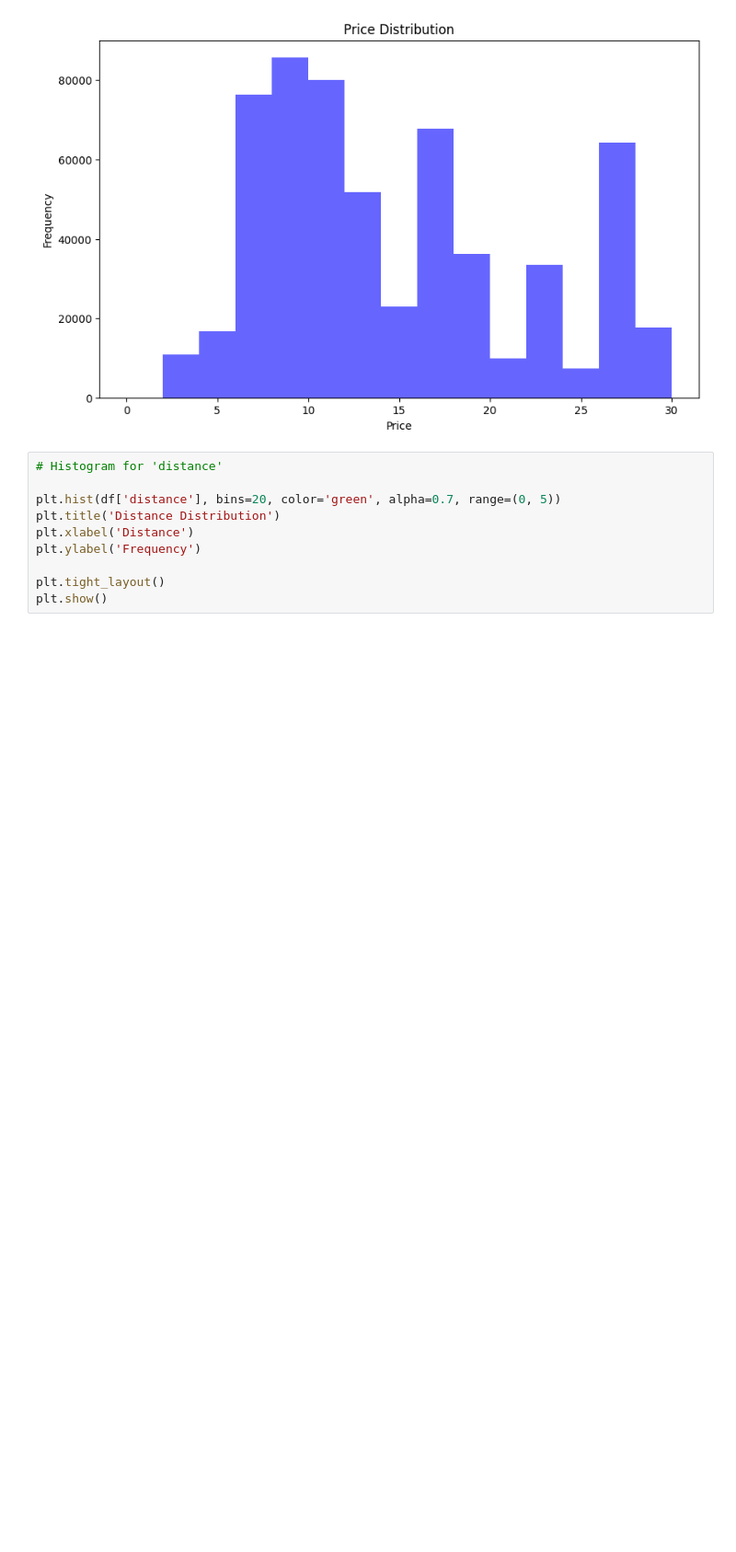
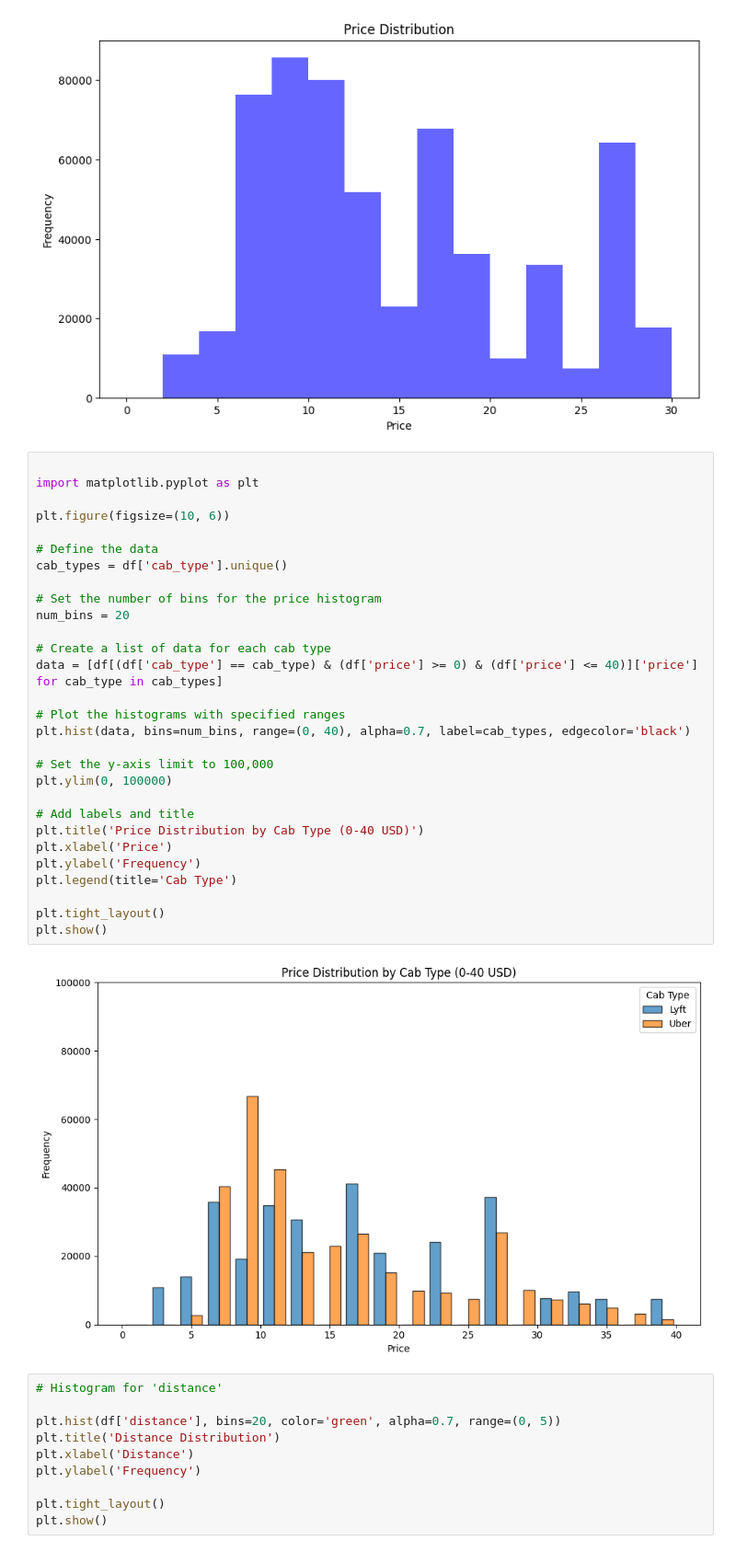
Before and after one commit to VyshnaviBasude/Team-TrailBlazers, a Jupyter notebook: Univaraint_Numerical.ipynb, the cells around one changed output. Shown at 92% size. Saved outputs shown, nothing was run; the diff lists cells and outputs as text; blank space fills up the shorter version.

```diff
--- a/Univaraint_Numerical.ipynb
+++ b/Univaraint_Numerical.ipynb
@@ -41,6 +41,37 @@ plt.ylabel('Frequency')
 # %% [output]
 Text(0, 0.5, 'Frequency')
 [figure]
+# %%
+
+import matplotlib.pyplot as plt
+
+plt.figure(figsize=(10, 6))
+
+# Define the data
+cab_types = df['cab_type'].unique()
+
+# Set the number of bins for the price histogram
+num_bins = 20
+
+# Create a list of data for each cab type
+data = [df[(df['cab_type'] == cab_type) & (df['price'] >= 0) & (df['price'] <= 40)]['price'] for cab_type in cab_types]
+
+# Plot the histograms with specified ranges
+plt.hist(data, bins=num_bins, range=(0, 40), alpha=0.7, label=cab_types, edgecolor='black')
+
+# Set the y-axis limit to 100,000
+plt.ylim(0, 100000)
+
+# Add labels and title
+plt.title('Price Distribution by Cab Type (0-40 USD)')
+plt.xlabel('Price')
+plt.ylabel('Frequency')
+plt.legend(title='Cab Type')
+
+plt.tight_layout()
+plt.show()
+# %% [output]
+[figure, added]
 # %%
 # Histogram for 'distance'
 
```
Also changed, not shown: parts of 1 cell of this notebook.
